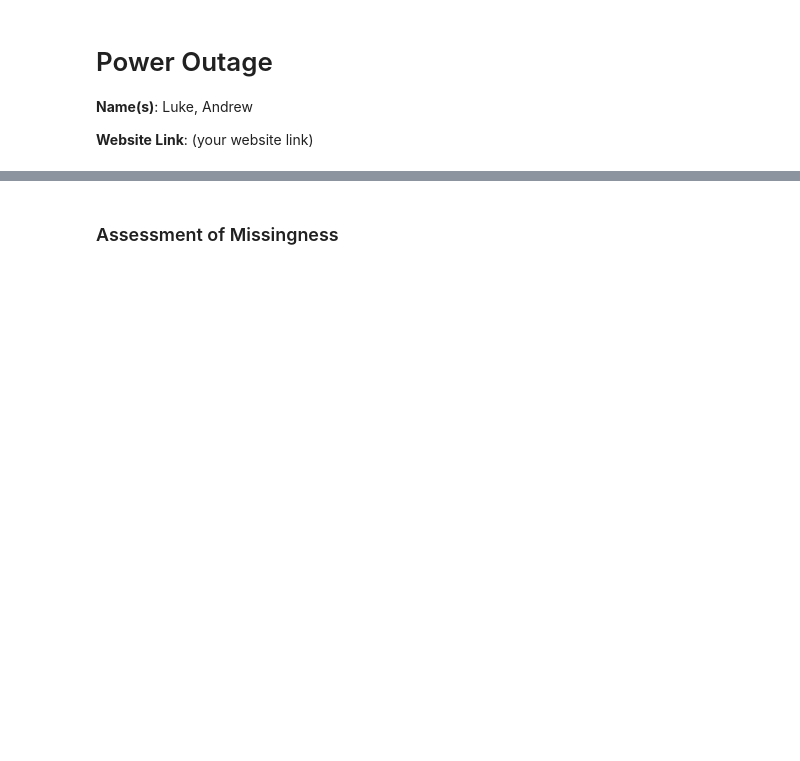
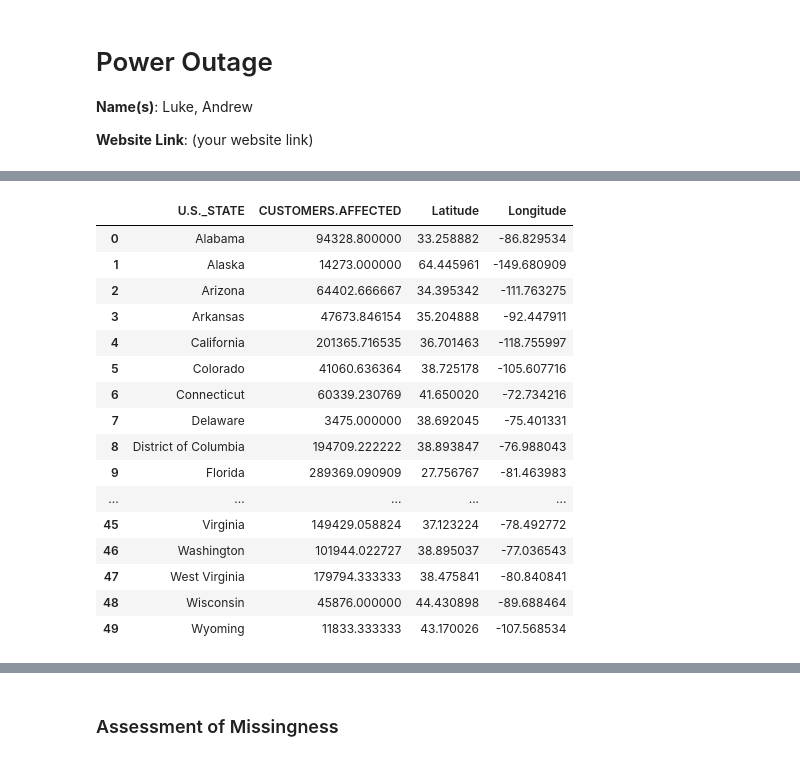
Before and after one commit to ayinfly/lights-out, a Jupyter notebook: template.ipynb, the cells around one changed output, grey strips where cells are left out. Saved outputs shown, nothing was run; the diff lists cells and outputs as text; code cells hidden in the pictures; blank space fills up the shorter version.

```diff
--- a/template.ipynb
+++ b/template.ipynb
@@ -52,0 +215,8 @@ KeyError: 'variables'
+# %%
+# Group by 'State' and calculate the average 'CUSTOMERS.AFFECTED' for each year
+average_customers_by_state= outage_cleaned.groupby("U.S._STATE")["CUSTOMERS.AFFECTED"].mean()
+average_customers_by_state = average_customers_by_state.to_frame().reset_index()
+
+# Display the result
+print("Average Customers Affected by State:")
+average_customers_by_state
@@ -52,0 +267,41 @@ KeyError: 'variables'
+# %%
+# Initialize the geolocator
+geolocator = Nominatim(user_agent="my_geocoder")
+
+# Function to get latitude and longitude
+def get_lat_lon(location):
+    try:
+        location = geolocator.geocode(location)
+        return (location.latitude, location.longitude)
+    except:
+        return None
+
+# Apply the function to the 'U.S._STATE' column
+average_customers_by_state['Latitude, Longitude'] = average_customers_by_state['U.S._STATE'].apply(get_lat_lon)
+
+# Split the 'Latitude, Longitude' column into separate 'Latitude' and 'Longitude' columns
+average_customers_by_state[['Latitude', 'Longitude']] = pd.DataFrame(average_customers_by_state['Latitude, Longitude'].tolist(), index=average_customers_by_state.index)
+
+# Drop the 'Latitude, Longitude' column
+average_customers_by_state = average_customers_by_state.drop('Latitude, Longitude', axis=1)
+
+# Display the resulting DataFrame
+average_customers_by_state
+# %% [output]
+|  | U.S._STATE | CUSTOMERS.AFFECTED | Latitude | Longitude |
+| 0 | Alabama | 94328.800000 | 33.258882 | -86.829534 |
+| 1 | Alaska | 14273.000000 | 64.445961 | -149.680909 |
+| 2 | Arizona | 64402.666667 | 34.395342 | -111.763275 |
+| 3 | Arkansas | 47673.846154 | 35.204888 | -92.447911 |
+| 4 | California | 201365.716535 | 36.701463 | -118.755997 |
+| 5 | Colorado | 41060.636364 | 38.725178 | -105.607716 |
+| 6 | Connecticut | 60339.230769 | 41.650020 | -72.734216 |
+| 7 | Delaware | 3475.000000 | 38.692045 | -75.401331 |
+| 8 | District of Columbia | 194709.222222 | 38.893847 | -76.988043 |
+| 9 | Florida | 289369.090909 | 27.756767 | -81.463983 |
+| ... | ... | ... | ... | ... |
+| 45 | Virginia | 149429.058824 | 37.123224 | -78.492772 |
+| 46 | Washington | 101944.022727 | 38.895037 | -77.036543 |
+| 47 | West Virginia | 179794.333333 | 38.475841 | -80.840841 |
+| 48 | Wisconsin | 45876.000000 | 44.430898 | -89.688464 |
+| 49 | Wyoming | 11833.333333 | 43.170026 | -107.568534 |
```
Also changed, not shown: parts of 19 cells of this notebook.
